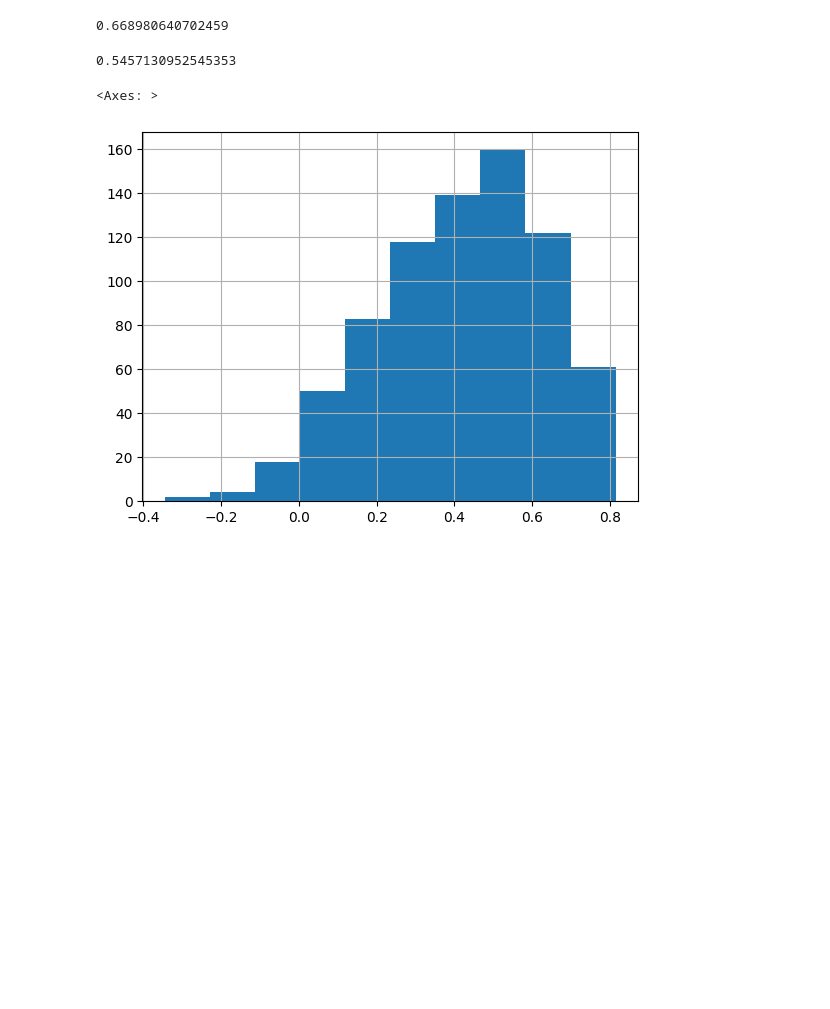
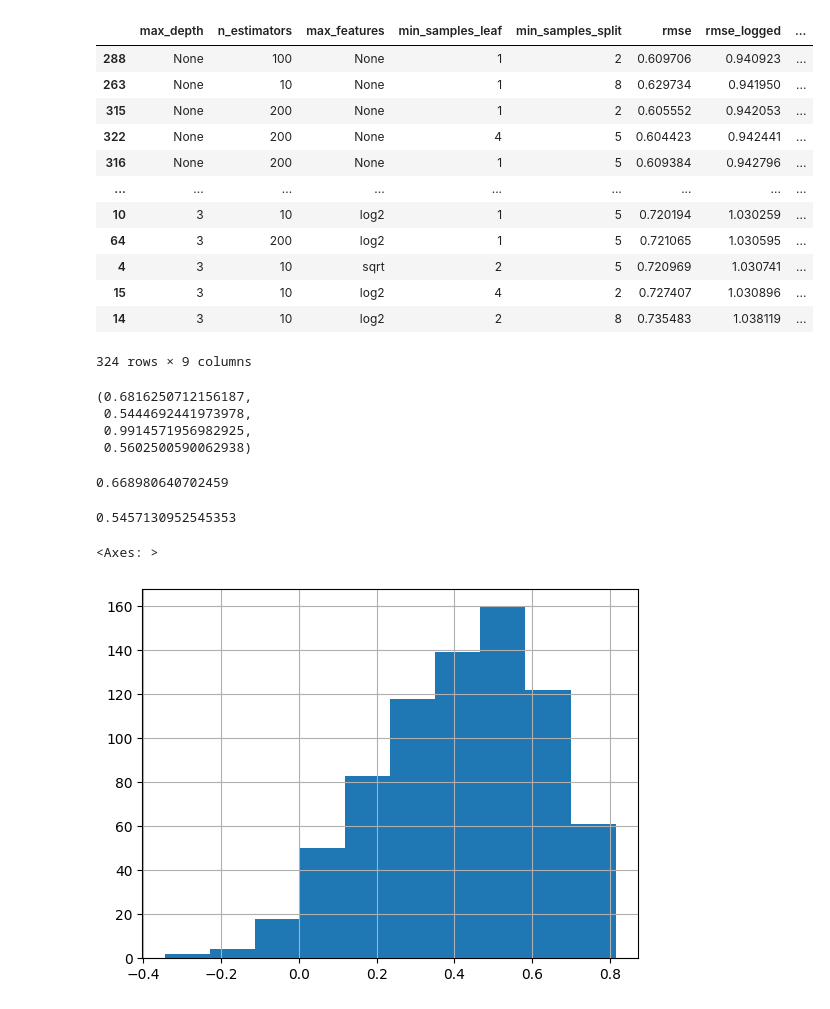
Before and after one commit to hscottvo/CS235-Project, a Jupyter notebook: Scott_Random_Forest.ipynb, the cells around one changed output. Drawn from its saved outputs; the diff is of its cells as text; code cells hidden in the pictures; blank space fills up the shorter version.

```diff
--- a/Scott_Random_Forest.ipynb
+++ b/Scott_Random_Forest.ipynb
@@ -36,0 +40,40 @@ y_pred = model_grid.predict(X_val)
+# %%
+results_df = pd.DataFrame(columns=["max_depth", "n_estimators", "max_features", "min_samples_leaf", "min_samples_split"])
+i = 0
+for max_depth in [3, 5, 10, None]:
+    for n_estimators in [10, 100, 200]:
+        for max_features in ["sqrt", "log2", None]:
+            for min_samples_leaf in [1, 2, 4]:
+                for min_samples_split in [2, 5, 8]:
+                    random_forest = RandomForestRegressor(
+                        max_depth=max_depth,
+                        n_estimators=n_estimators,
+                        max_features=max_features,
+                        min_samples_leaf=min_samples_leaf,
+                        min_samples_split=min_samples_split,
+                        )
+                    params_dict = {"max_depth": max_depth,
+                                    "n_estimators": n_estimators,
+                                    "max_features": max_features,
+                                    "min_samples_leaf": min_samples_leaf,
+                                    "min_samples_split": min_samples_split
+                                    }
+                    print("training with param dict:\n", params_dict)
+                    random_forest.fit(X_train, y_train)
+                    y_pred = random_forest.predict(X_val)
+                    rmse = np.sqrt(mean_squared_error(y_pred, y_val))
+                    mae = mean_absolute_error(y_pred, y_val)
+                    rmse_logged = np.sqrt(mean_squared_error(np.log(y_pred), np.log(y_val)))
+                    mae_logged = mean_absolute_error(np.log(y_pred), np.log(y_val))
+                    new_entry = pd.DataFrame({"max_depth": max_depth,
+                                              "n_estimators": n_estimators,
+                                              "max_features": max_features,
+                                              "min_samples_leaf": min_samples_leaf,
+                                              "min_samples_split": min_samples_split,
+                                              "rmse": rmse,
+                                              "rmse_logged": rmse_logged,
+                                              "mae": mae,
+                                              "mae_logged": mae_logged}, index=[i])
+                    i += 1
+                    print(f"\tGot results: rmse: {rmse}, rmse_logged: {rmse_logged}, mae: {mae}, mae_logged: {mae_logged}")
+                    results_df = pd.concat([results_df, new_entry])
@@ -37,3 +98,26 @@ y_pred = model_grid.predict(X_val)
+# %%
+results_df.sort_values(by="rmse_logged")
+# %% [output]
+|  | max_depth | n_estimators | max_features | min_samples_leaf | min_samples_split | rmse | rmse_logged | ... |
+| 288 | None | 100 | None | 1 | 2 | 0.609706 | 0.940923 | ... |
+| 263 | None | 10 | None | 1 | 8 | 0.629734 | 0.941950 | ... |
+| 315 | None | 200 | None | 1 | 2 | 0.605552 | 0.942053 | ... |
+| 322 | None | 200 | None | 4 | 5 | 0.604423 | 0.942441 | ... |
+| 316 | None | 200 | None | 1 | 5 | 0.609384 | 0.942796 | ... |
+| ... | ... | ... | ... | ... | ... | ... | ... | ... |
+| 10 | 3 | 10 | log2 | 1 | 5 | 0.720194 | 1.030259 | ... |
+| 64 | 3 | 200 | log2 | 1 | 5 | 0.721065 | 1.030595 | ... |
+| 4 | 3 | 10 | sqrt | 2 | 5 | 0.720969 | 1.030741 | ... |
+| 15 | 3 | 10 | log2 | 4 | 2 | 0.727407 | 1.030896 | ... |
+| 14 | 3 | 10 | log2 | 2 | 8 | 0.735483 | 1.038119 | ... |
+324 rows × 9 columns
+# %%
+rmse, mae, rmse_logged, mae_logged
+# %% [output]
+(0.6816250712156187,
+ 0.5444692441973978,
+ 0.9914571956982925,
+ 0.5602500590062938)
 # %%
 rmse = np.sqrt(mean_squared_error(y_pred, y_val))
 rmse
```
Also changed, not shown: parts of 19 cells of this notebook, 1 other file.
